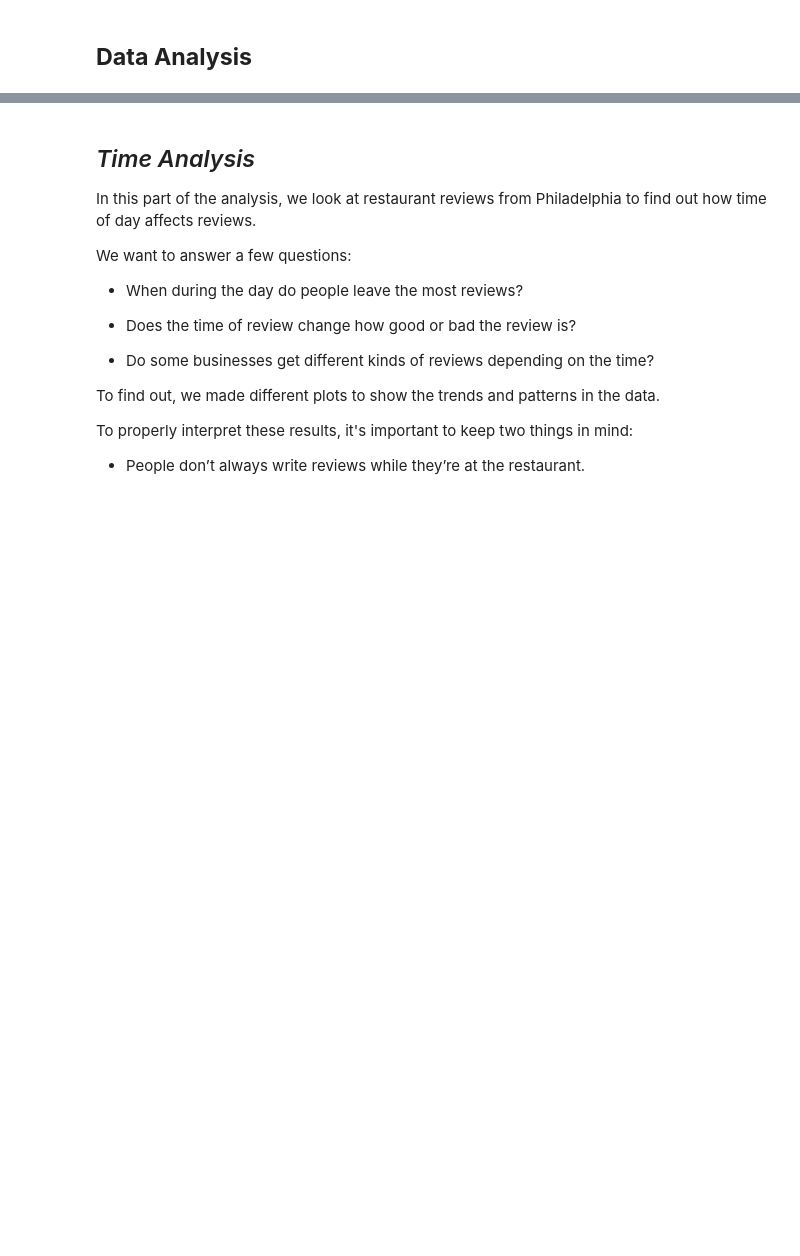
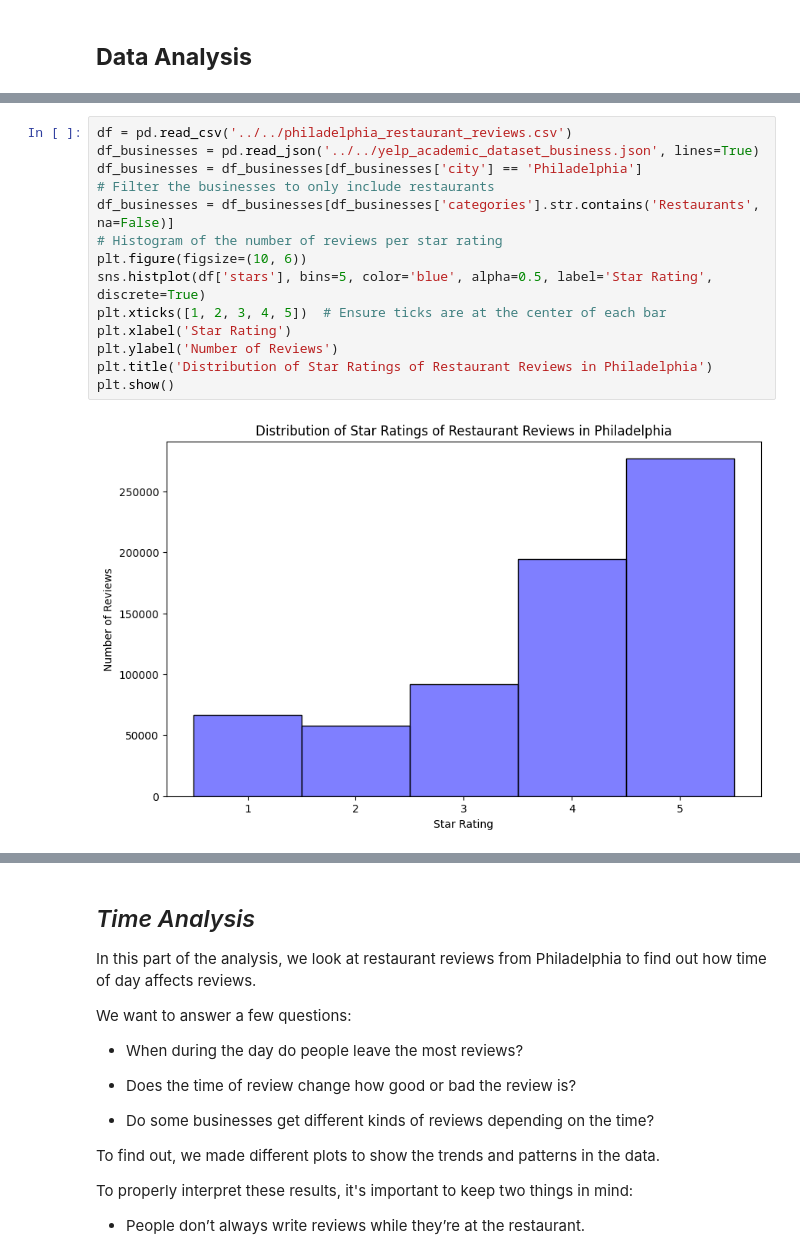
Before and after one commit to SorenLKuhl/SorenLKuhl.github.io, a Jupyter notebook: notebooks/explainer.ipynb, the cells around one changed output, grey strips where cells are left out. Saved outputs shown, nothing was run; the diff lists cells and outputs as text; blank space fills up the shorter version.

Commit message:
star distribution

```diff
--- a/notebooks/explainer.ipynb
+++ b/notebooks/explainer.ipynb
@@ -82,0 +86,16 @@ We see that we have just under 700.000 reviews of restaurants in Philadelphia
+# %%
+df = pd.read_csv('../../philadelphia_restaurant_reviews.csv')
+df_businesses = pd.read_json('../../yelp_academic_dataset_business.json', lines=True)
+df_businesses = df_businesses[df_businesses['city'] == 'Philadelphia']
+# Filter the businesses to only include restaurants
+df_businesses = df_businesses[df_businesses['categories'].str.contains('Restaurants', na=False)]
+# Histogram of the number of reviews per star rating
+plt.figure(figsize=(10, 6))
+sns.histplot(df['stars'], bins=5, color='blue', alpha=0.5, label='Star Rating', discrete=True)
+plt.xticks([1, 2, 3, 4, 5])  # Ensure ticks are at the center of each bar
+plt.xlabel('Star Rating')
+plt.ylabel('Number of Reviews')
+plt.title('Distribution of Star Ratings of Restaurant Reviews in Philadelphia')
+plt.show()
+# %% [output]
+[figure, added]
```
Also changed, not shown: parts of 3 cells of this notebook, 1 other file.
